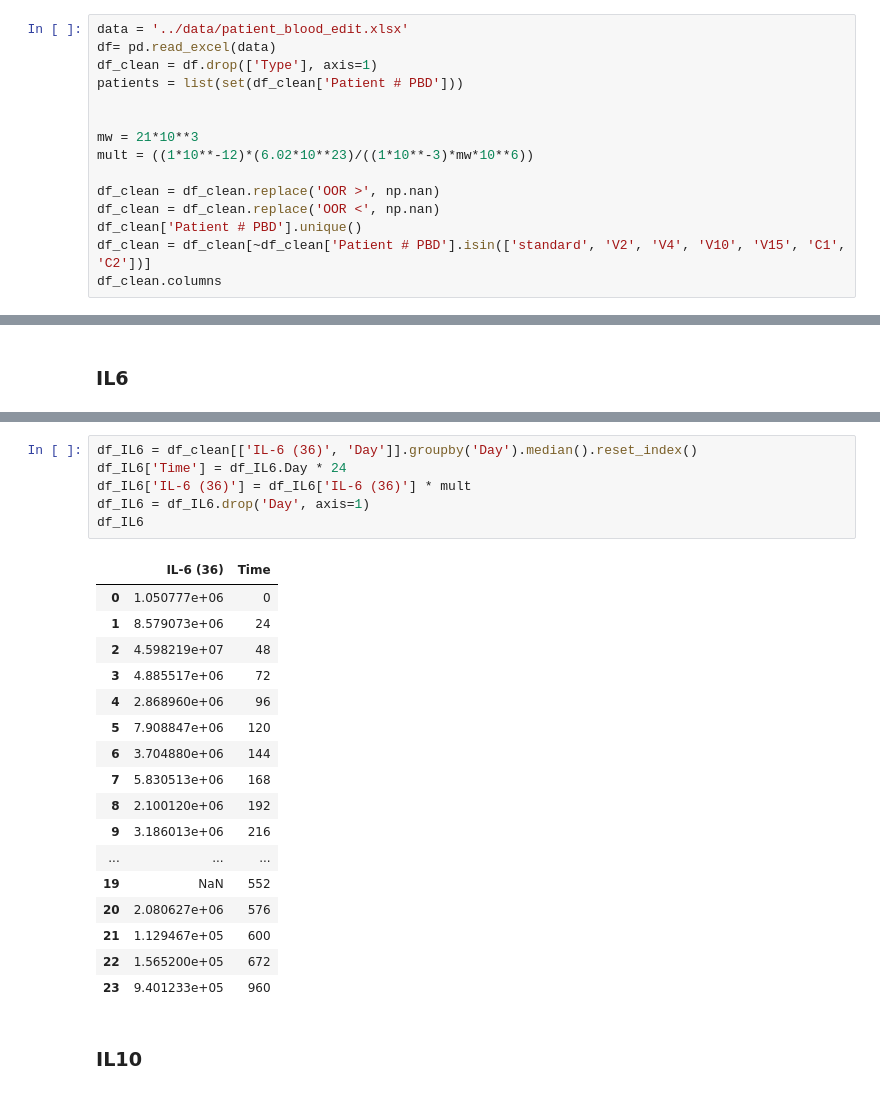
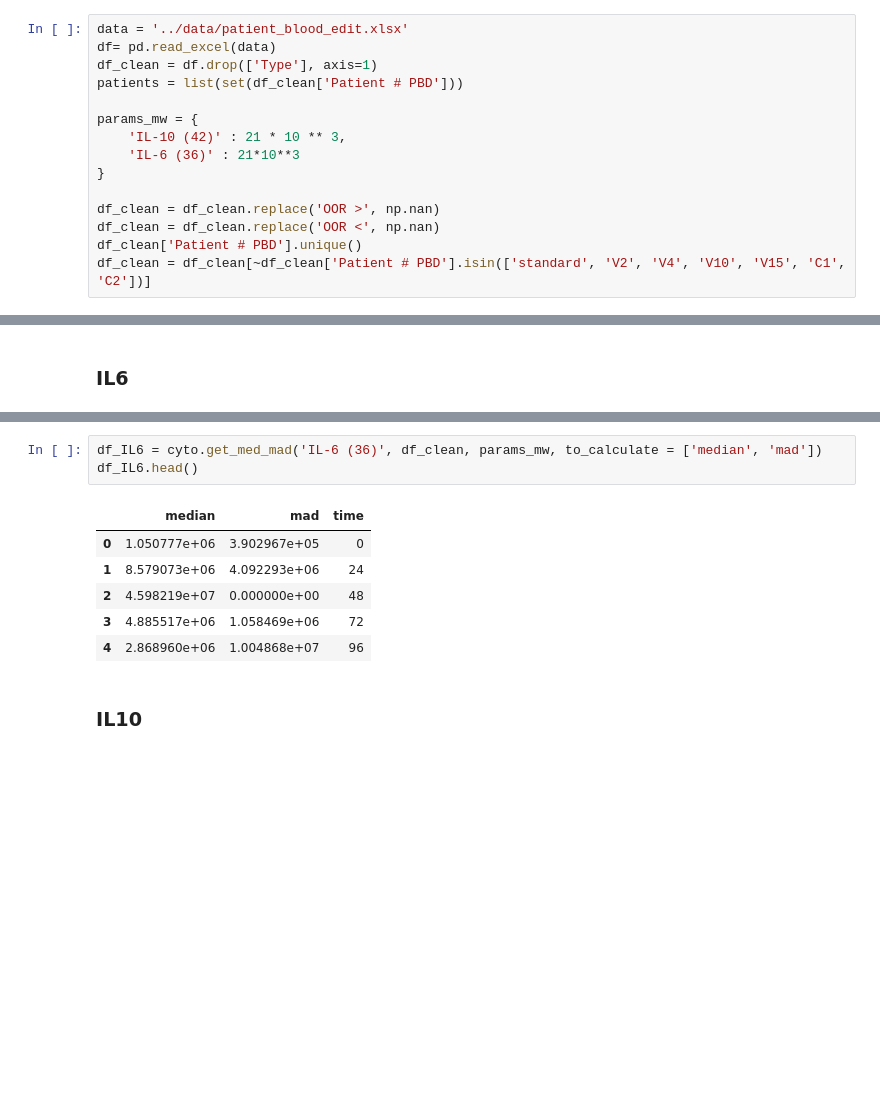
Before and after one commit to UvaCsl/immune-burn, a Jupyter notebook: notebooks/HIIS-CS.ipynb, the cells around one changed output, grey strips where cells are left out. Cells and saved outputs as stored; diff of their text form; blank space fills up the shorter version.

```diff
--- a/notebooks/HIIS-CS.ipynb
+++ b/notebooks/HIIS-CS.ipynb
@@ -252,12 +258,12 @@ df= pd.read_excel(data)
 df_clean = df.drop(['Type'], axis=1)
 patients = list(set(df_clean['Patient # PBD']))
 
-
-mw = 21*10**3
-mult = ((1*10**-12)*(6.02*10**23)/((1*10**-3)*mw*10**6))
+params_mw = {
+    'IL-10 (42)' : 21 * 10 ** 3,
+    'IL-6 (36)' : 21*10**3
+}
 
 df_clean = df_clean.replace('OOR >', np.nan)
 df_clean = df_clean.replace('OOR <', np.nan)
 df_clean['Patient # PBD'].unique()
 df_clean = df_clean[~df_clean['Patient # PBD'].isin(['standard', 'V2', 'V4', 'V10', 'V15', 'C1', 'C2'])]
-df_clean.columns
@@ -298,30 +292,16 @@ Patient # PBD
 99     AxesSubplot(0.125,0.125;0.775x0.755)
 Name: IL-6 (36), dtype: object
 [figure]
-# %%
-df_IL6 = df_clean[['IL-6 (36)', 'Day']].groupby('Day').median().reset_index()
-df_IL6['Time'] = df_IL6.Day * 24
-df_IL6['IL-6 (36)'] = df_IL6['IL-6 (36)'] * mult
-df_IL6 = df_IL6.drop('Day', axis=1)
-df_IL6
-# %% [output]
-|  | IL-6 (36) | Time |
-| 0 | 1.050777e+06 | 0 |
-| 1 | 8.579073e+06 | 24 |
-| 2 | 4.598219e+07 | 48 |
-| 3 | 4.885517e+06 | 72 |
-| 4 | 2.868960e+06 | 96 |
-| 5 | 7.908847e+06 | 120 |
-| 6 | 3.704880e+06 | 144 |
-| 7 | 5.830513e+06 | 168 |
-| 8 | 2.100120e+06 | 192 |
-| 9 | 3.186013e+06 | 216 |
-| ... | ... | ... |
-| 19 | NaN | 552 |
-| 20 | 2.080627e+06 | 576 |
-| 21 | 1.129467e+05 | 600 |
-| 22 | 1.565200e+05 | 672 |
-| 23 | 9.401233e+05 | 960 |
+# %%
+df_IL6 = cyto.get_med_mad('IL-6 (36)', df_clean, params_mw, to_calculate = ['median', 'mad'])
+df_IL6.head()
+# %% [output]
+|  | median | mad | time |
+| 0 | 1.050777e+06 | 3.902967e+05 | 0 |
+| 1 | 8.579073e+06 | 4.092293e+06 | 24 |
+| 2 | 4.598219e+07 | 0.000000e+00 | 48 |
+| 3 | 4.885517e+06 | 1.058469e+06 | 72 |
+| 4 | 2.868960e+06 | 1.004868e+07 | 96 |
 # %% [markdown]
 ### IL10
 # %%
```
Also changed, not shown: parts of 13 cells of this notebook, 8 other files.
